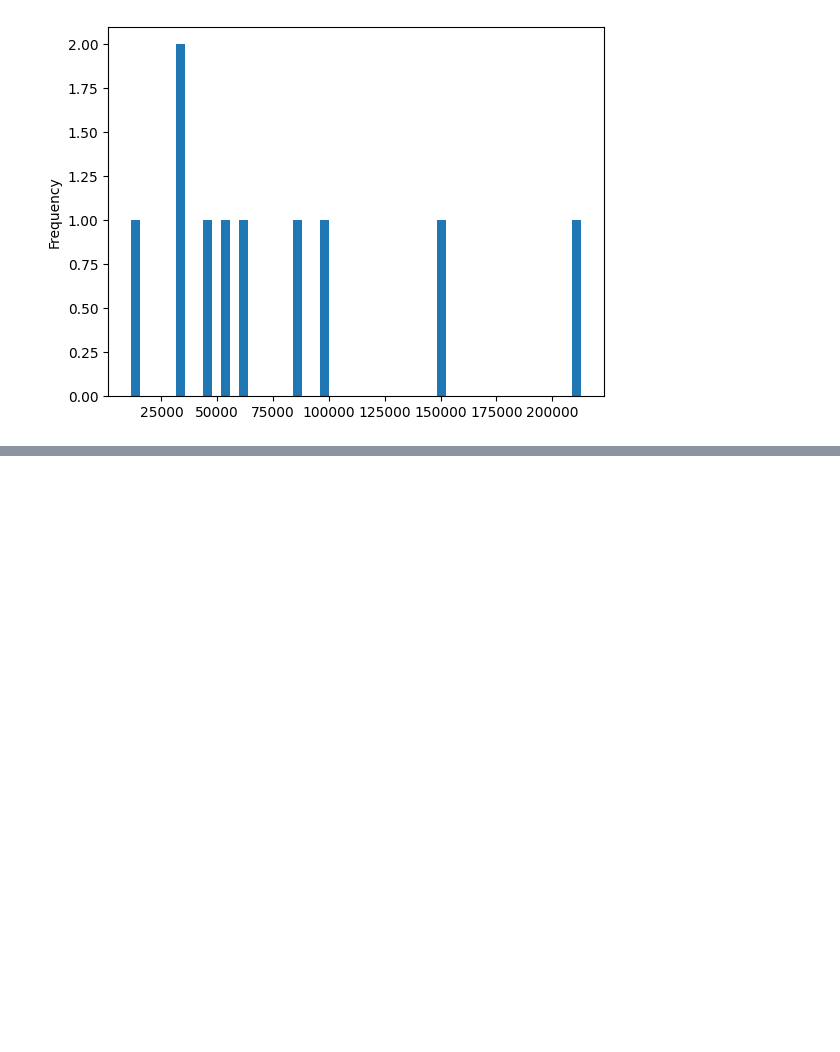
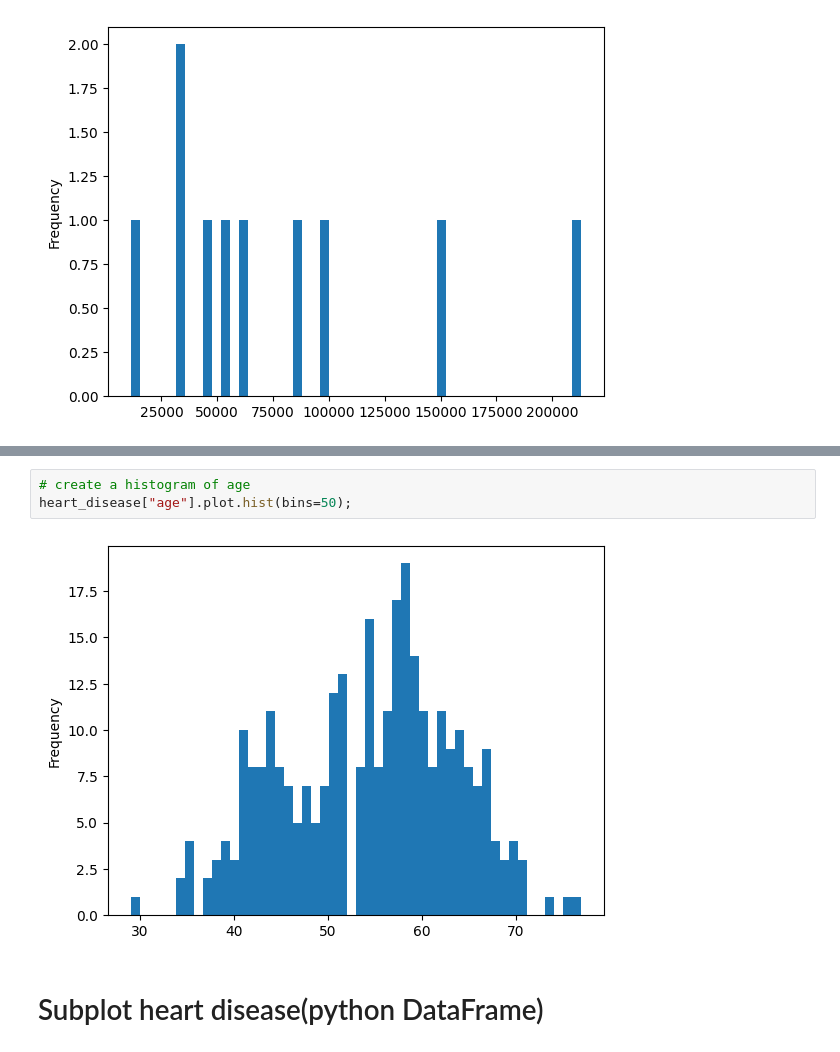
Before and after one commit to cRED-f/Machine-Learning, a Jupyter notebook: Introduction_to_matplotlib.ipynb, the cells around one changed output, grey strips where cells are left out. Cells and saved outputs as stored; diff of their text form; blank space fills up the shorter version.

```diff
--- a/Introduction_to_matplotlib.ipynb
+++ b/Introduction_to_matplotlib.ipynb
@@ -437,0 +473,7 @@ car_sales["Odometer (KM)"].plot.hist(bins=50);
+# %%
+# create a histogram of age
+heart_disease["age"].plot.hist(bins=50);
+# %% [output]
+[figure, added]
+# %% [markdown]
+# Subplot heart disease(python DataFrame)
```
Also changed, not shown: parts of 42 cells of this notebook.
